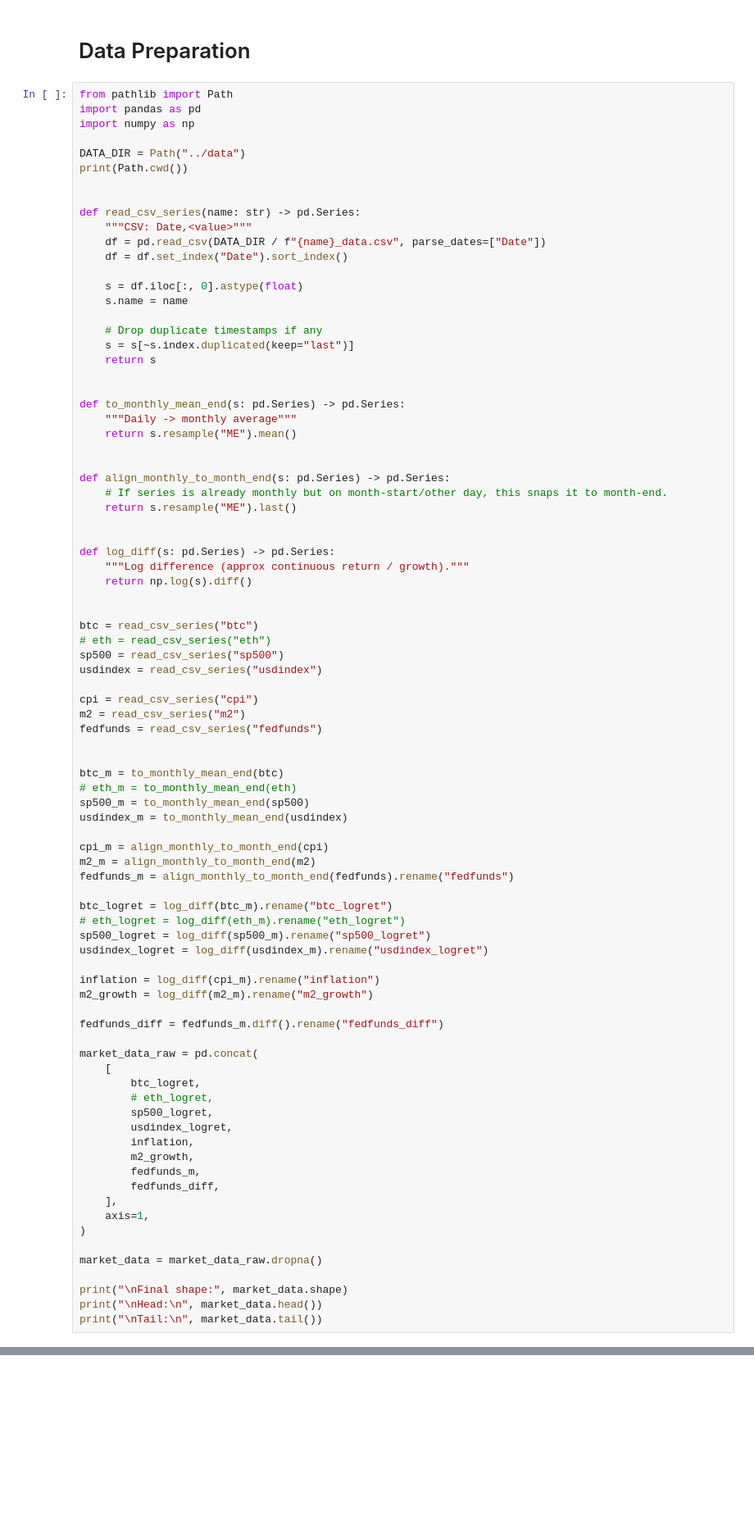
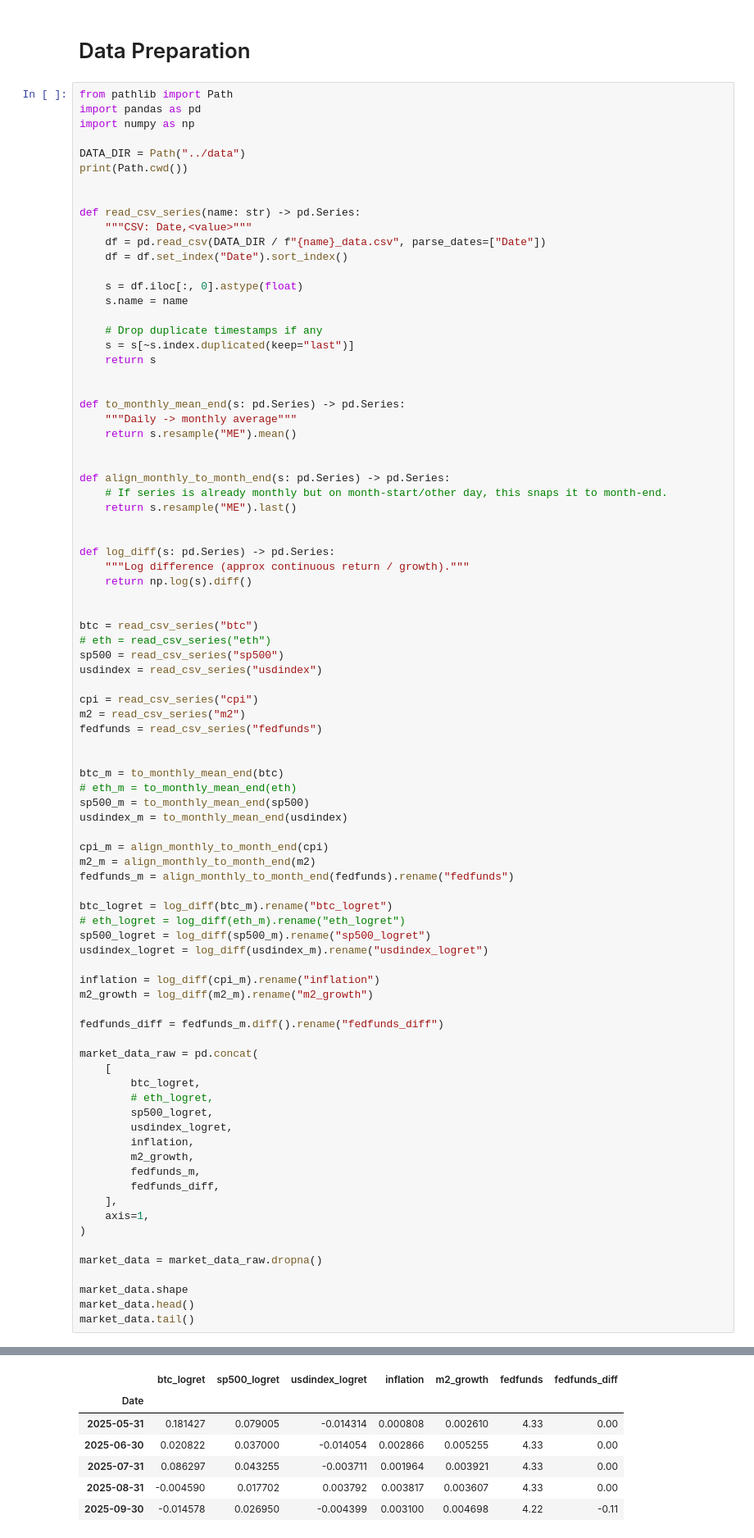
Before and after one commit to kevinoverflow/crypto_macro_analysis, a Jupyter notebook: src/notebooks/01_data_preparation.ipynb, the cells around one changed output, grey strips where cells are left out. Shown at 82% size. Drawn from its saved outputs; the diff is of its cells as text; blank space fills up the shorter version.

```diff
--- a/src/notebooks/01_data_preparation.ipynb
+++ b/src/notebooks/01_data_preparation.ipynb
@@ -82,6 +82,7 @@ market_data_raw = pd.concat(
 
 market_data = market_data_raw.dropna()
 
-print("\nFinal shape:", market_data.shape)
-print("\nHead:\n", market_data.head())
-print("\nTail:\n", market_data.tail())
+market_data.shape
+market_data.head()
+market_data.tail()
+# %% [output]
@@ -88,3 +90,10 @@ print("\nTail:\n", market_data.tail())
+|  | btc_logret | sp500_logret | usdindex_logret | inflation | m2_growth | fedfunds | fedfunds_diff |
+| Date |  |  |  |  |  |  |  |
+| 2025-05-31 | 0.181427 | 0.079005 | -0.014314 | 0.000808 | 0.002610 | 4.33 | 0.00 |
+| 2025-06-30 | 0.020822 | 0.037000 | -0.014054 | 0.002866 | 0.005255 | 4.33 | 0.00 |
+| 2025-07-31 | 0.086297 | 0.043255 | -0.003711 | 0.001964 | 0.003921 | 4.33 | 0.00 |
+| 2025-08-31 | -0.004590 | 0.017702 | 0.003792 | 0.003817 | 0.003607 | 4.33 | 0.00 |
+| 2025-09-30 | -0.014578 | 0.026950 | -0.004399 | 0.003100 | 0.004698 | 4.22 | -0.11 |
 # %%
 OUT_DIR = Path("../processed")
 OUT_DIR.mkdir(parents=True, exist_ok=True)
```
Also changed, not shown: parts of 2 cells of this notebook.
